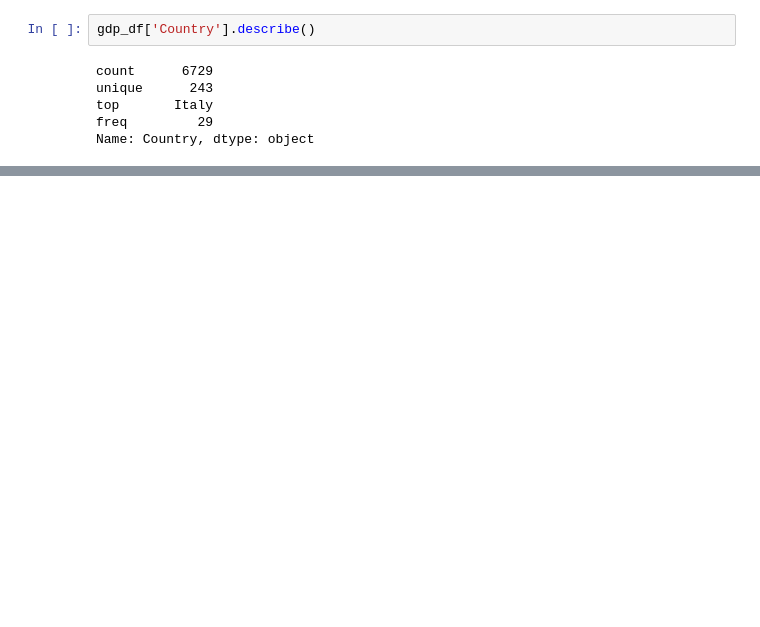
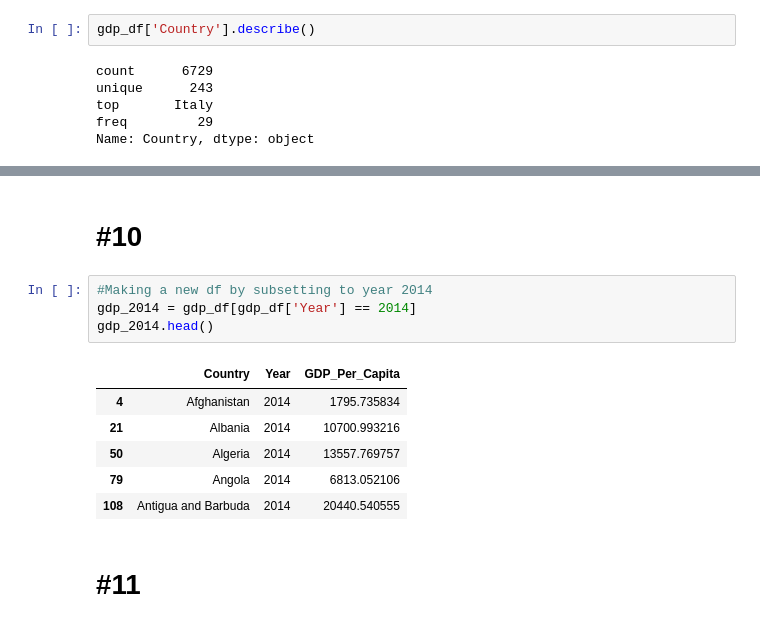
Before and after one commit to nss-data-science-cohort-4/dq1-undata-savyrosea, a Jupyter notebook: notebooks/UN_Data_Exploration.ipynb, the cells around one changed output, grey strips where cells are left out. Saved outputs shown, nothing was run; the diff lists cells and outputs as text; blank space fills up the shorter version.

```diff
--- a/notebooks/UN_Data_Exploration.ipynb
+++ b/notebooks/UN_Data_Exploration.ipynb
@@ -352,0 +121,15 @@ Name: Continent, dtype: int64
+# %% [markdown]
+# #10
+# %%
+#Making a new df by subsetting to year 2014
+gdp_2014 = gdp_df[gdp_df['Year'] == 2014]
+gdp_2014.head()
+# %% [output]
+|  | Country | Year | GDP_Per_Capita |
+| 4 | Afghanistan | 2014 | 1795.735834 |
+| 21 | Albania | 2014 | 10700.993216 |
+| 50 | Algeria | 2014 | 13557.769757 |
+| 79 | Angola | 2014 | 6813.052106 |
+| 108 | Antigua and Barbuda | 2014 | 20440.540555 |
+# %% [markdown]
+# #11
```
Also changed, not shown: parts of 90 cells of this notebook.
